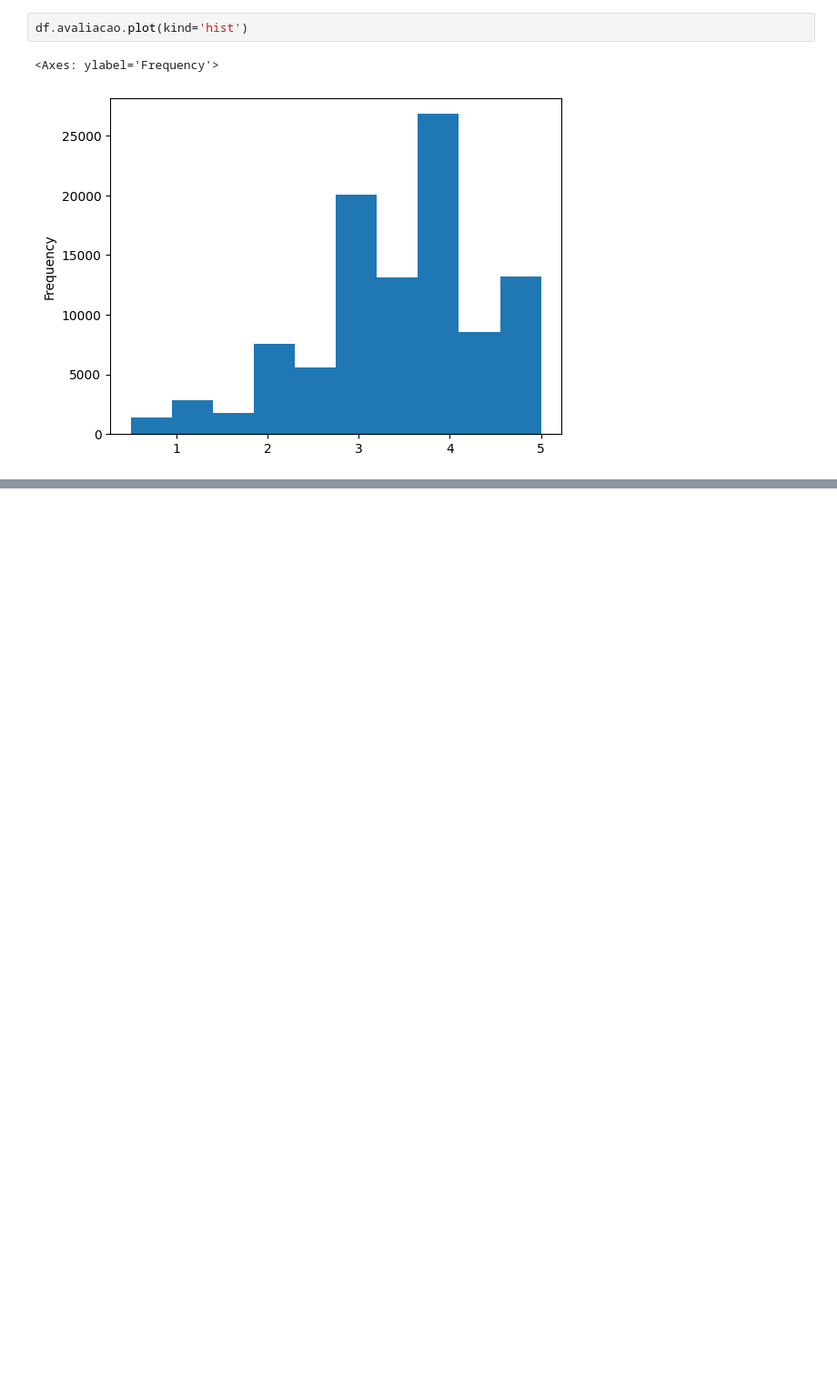
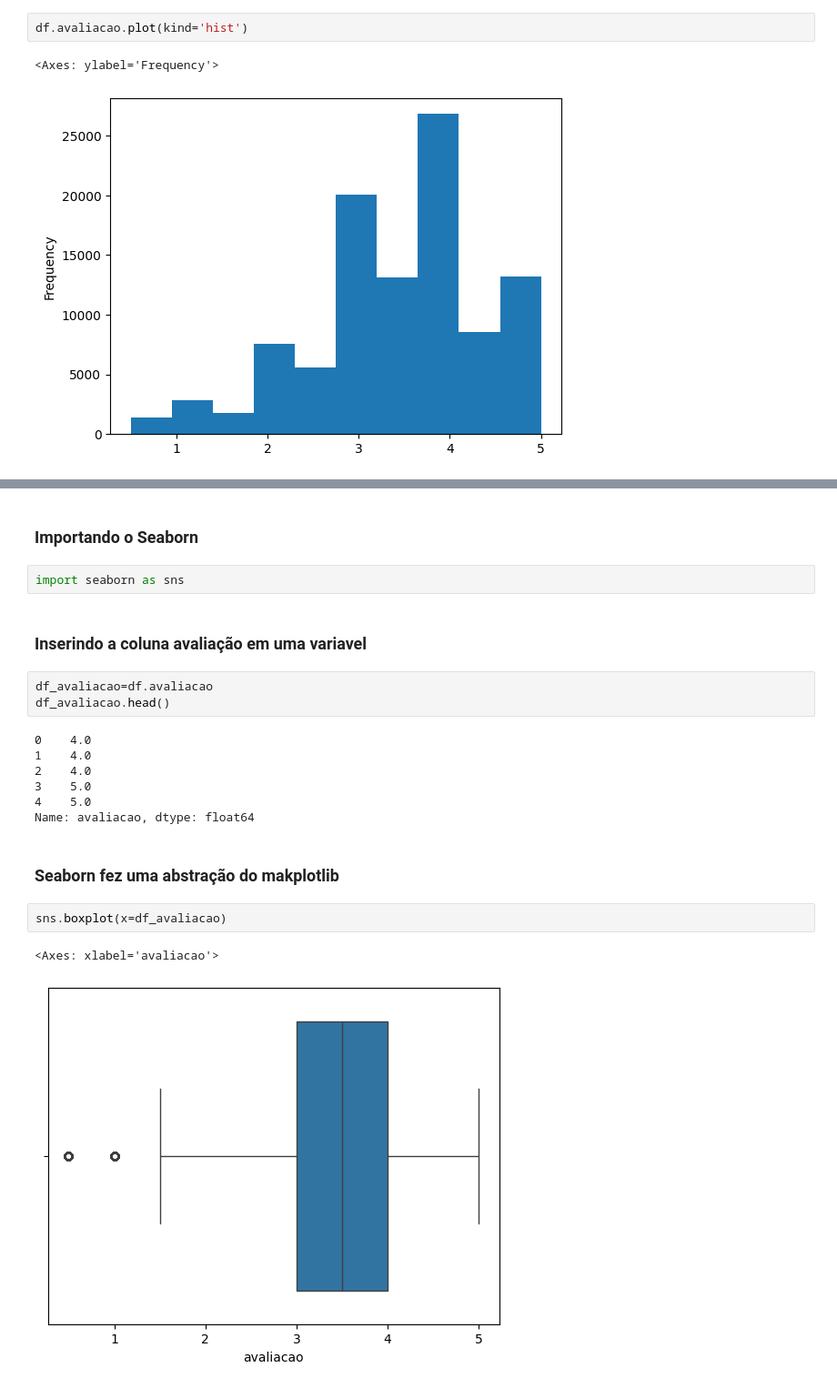
Before and after one commit to ThiagoDFMaia/projeto_final_tarde, a Jupyter notebook: semana_eda/dia_1.ipynb, the cells around one changed output, grey strips where cells are left out. Shown at 91% size. Drawn from its saved outputs; the diff is of its cells as text; blank space fills up the shorter version.

```diff
--- a/semana_eda/dia_1.ipynb
+++ b/semana_eda/dia_1.ipynb
@@ -258,0 +333,23 @@ df.avaliacao.plot(kind='hist')
+# %% [markdown]
+### Importando o Seaborn
+# %%
+import seaborn as sns
+# %% [markdown]
+### Inserindo a coluna avaliação em uma variavel
+# %%
+df_avaliacao=df.avaliacao
+df_avaliacao.head()
+# %% [output]
+0    4.0
+1    4.0
+2    4.0
+3    5.0
+4    5.0
+Name: avaliacao, dtype: float64
+# %% [markdown]
+### Seaborn fez uma abstração do makplotlib
+# %%
+sns.boxplot(x=df_avaliacao)
+# %% [output]
+<Axes: xlabel='avaliacao'>
+[figure, added]
```
Also changed, not shown: parts of 55 cells of this notebook, 2 other files.
